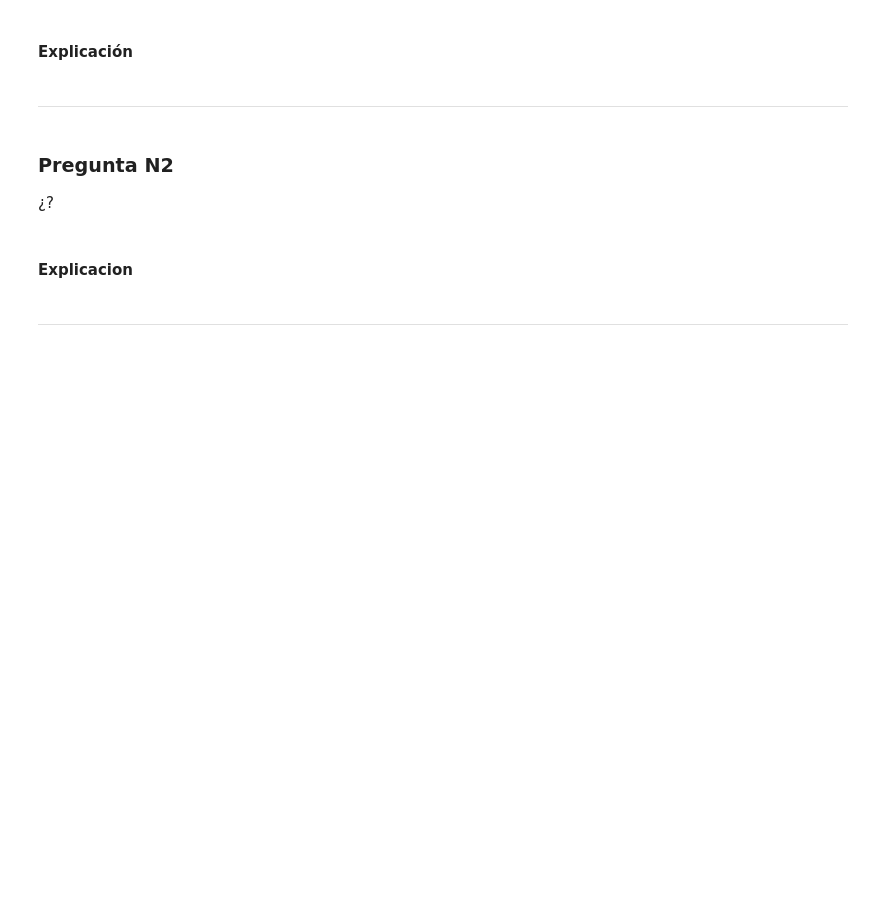
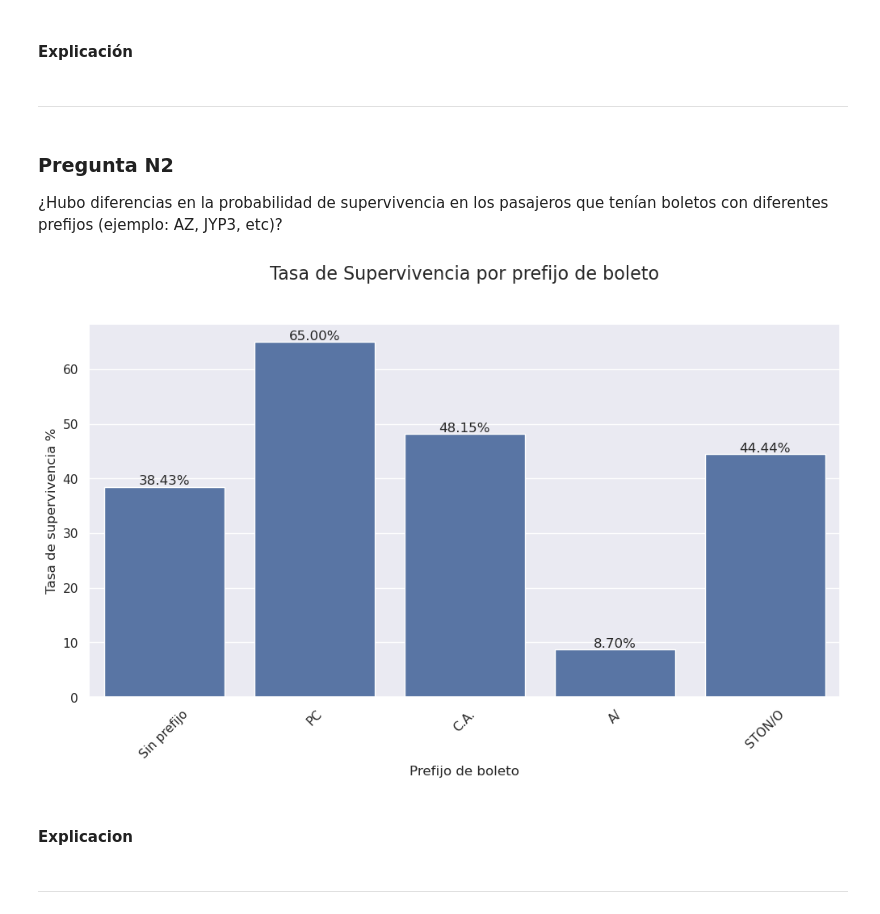
Before and after one commit to andruudev/Titanic-Analisis---Kruger-Instituto-Xponencial, a Jupyter notebook: trabajo_fin_modulo.ipynb, the cells around one changed output. Saved outputs shown, nothing was run; the diff lists cells and outputs as text; code cells hidden in the pictures; blank space fills up the shorter version.

```diff
--- a/trabajo_fin_modulo.ipynb
+++ b/trabajo_fin_modulo.ipynb
@@ -311,6 +307,3 @@ Hello
 #### Explicación
 # %% [markdown]
 ---------------------------------------
-# %% [markdown]
-### Pregunta N2
-¿?
@@ -320,3 +310,40 @@ print('Hello')
+# %% [markdown]
+### Pregunta N2
+¿Hubo diferencias en la probabilidad de supervivencia en los pasajeros que tenían boletos con diferentes prefijos (ejemplo: AZ, JYP3, etc)?
+# %%
+# Código
+#Función para extraer el prefijo del ticket
+def extraccion_prefix(ticket):
+  match = re.match(r"^[^\d\s]+", ticket)
+  if match:
+    return match.group(0)
+  else:
+    return 'Sin prefijo'
+
+
+datos_titanic['TicketPrefix'] = datos_titanic['Ticket'].apply(extraccion_prefix)
+#Calculamos la tasa de supervivencia por prefijo
+sobreviviente_por_ticket = datos_titanic.groupby('TicketPrefix')['Survived'].mean().sort_values(ascending=False) * 100
+
+#Filtramos los prefijos
+prefijo_suficientes_muestras = datos_titanic['TicketPrefix'].value_counts()
+prefijos_validos = prefijo_suficientes_muestras[prefijo_suficientes_muestras > 10].index
+sobreviviente_por_ticket = sobreviviente_por_ticket.loc[prefijos_validos]
+
+#Creamos el grafico
+plt.figure(figsize=(12, 6))
+ad = sbn.barplot(x=sobreviviente_por_ticket.index, y=sobreviviente_por_ticket.values)
+#Añadimos las etiquetas y los porcentajes
+for container in ad.containers:
+  ad.bar_label(container, fmt='%.2f%%')
+
+plt.title('Tasa de Supervivencia por prefijo de boleto', fontsize=16, pad=40)
+plt.xlabel('Prefijo de boleto')
+plt.ylabel('Tasa de supervivencia %')
+plt.xticks(rotation=45)
+plt.show()
+# %% [output]
+[figure, added]
 # %% [markdown]
 #### Explicacion
 # %% [markdown]
```
Also changed, not shown: parts of 17 cells of this notebook.
